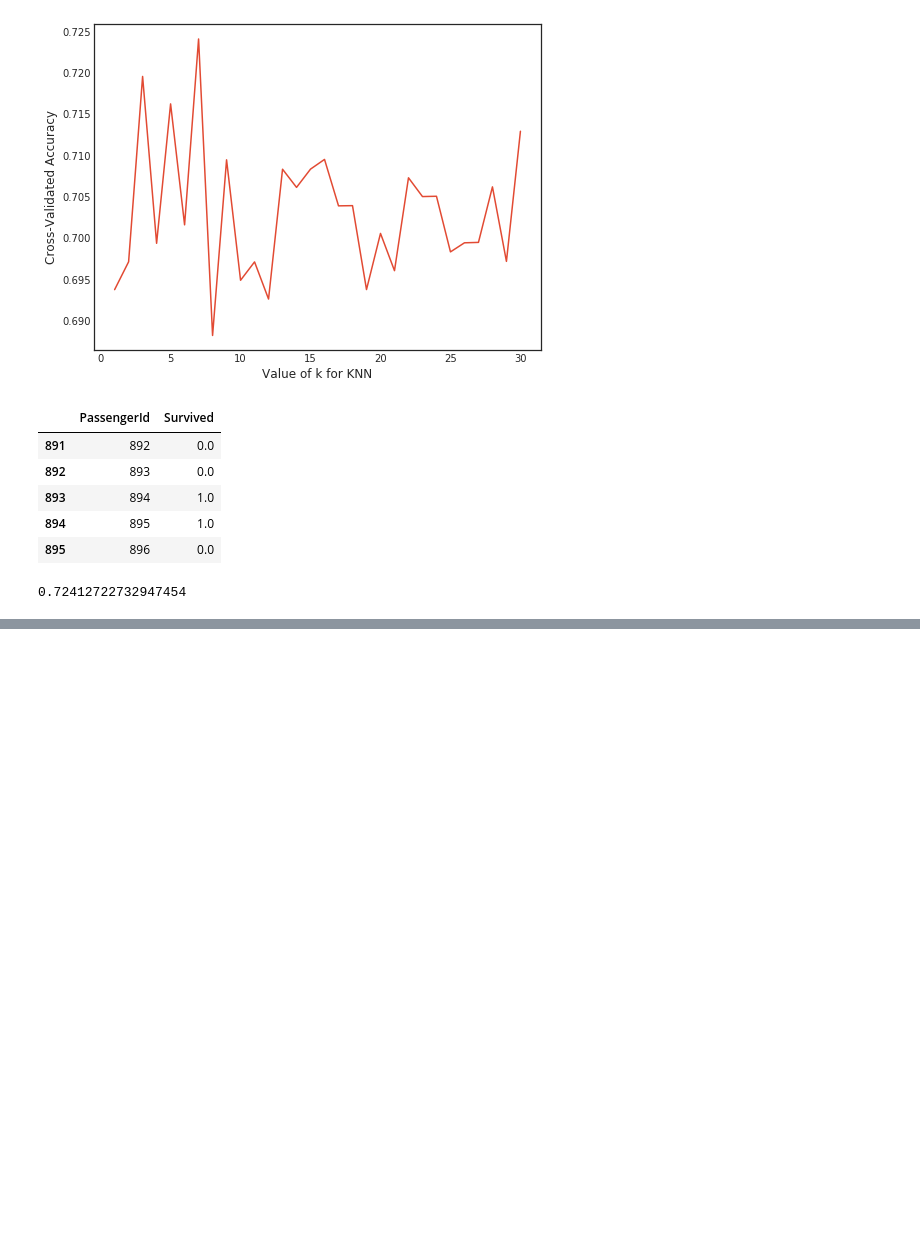
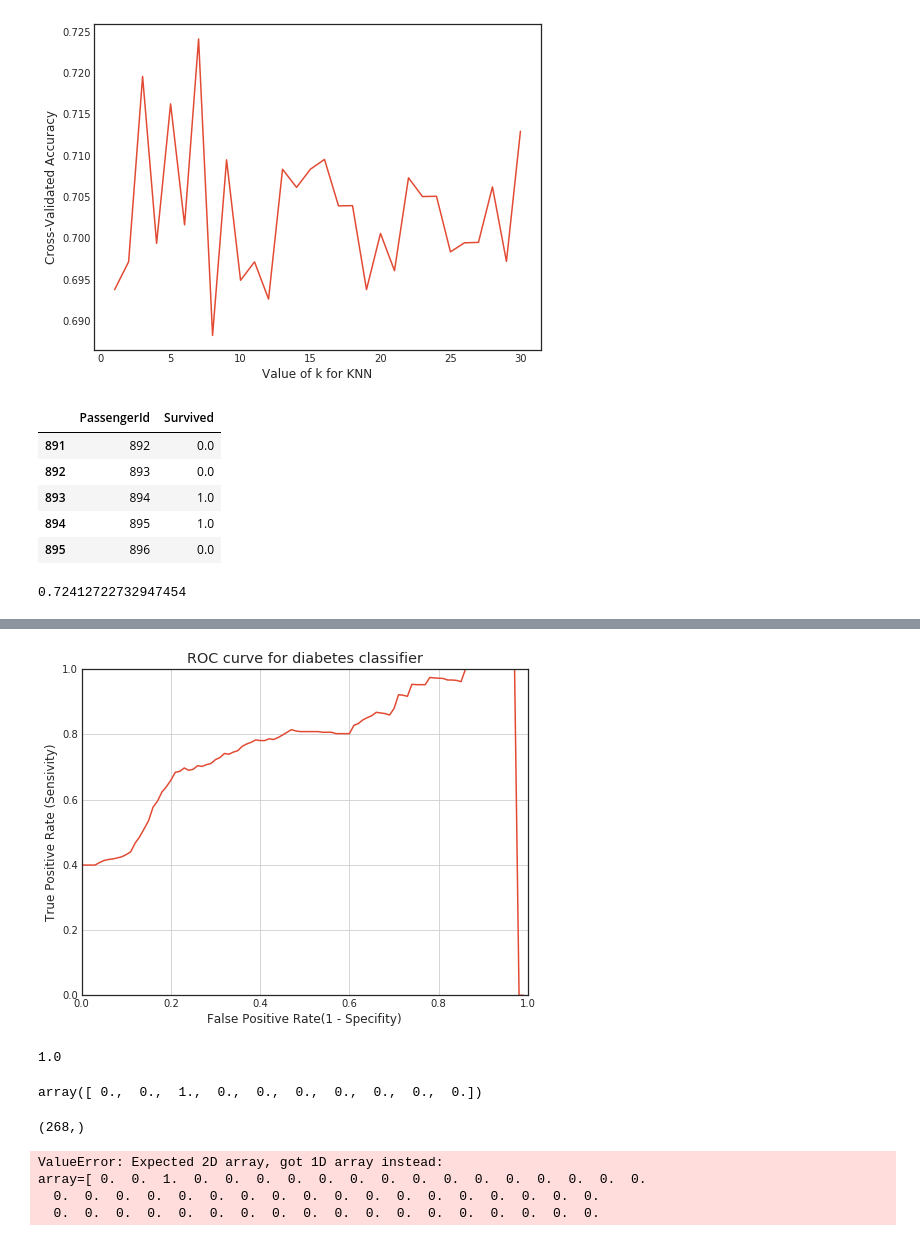
Before and after one commit to jedlin21/ML, a Jupyter notebook: Jupyter/www.kaggle.com.helgejo.an.interactive.data.science.tutorial.ipynb, the cells around one changed output, grey strips where cells are left out. Saved outputs shown, nothing was run; the diff lists cells and outputs as text; code cells hidden in the pictures; blank space fills up the shorter version.

```diff
--- a/Jupyter/www.kaggle.com.helgejo.an.interactive.data.science.tutorial.ipynb
+++ b/Jupyter/www.kaggle.com.helgejo.an.interactive.data.science.tutorial.ipynb
@@ -396,0 +476,46 @@ cross_val_score(knn, X, y, cv=10, scoring='accuracy').mean()
+# %%
+# Plot for treshhold of predicted probalities
+from sklearn.preprocessing import binarize
+
+#prepare ylabel
+ylabel = []
+xlabel = []
+for x in range(100):
+    x /= 100
+    y_pred_class = binarize([y_pred_prob], x)[0]
+    ylabel.append(metrics.precision_score(y_test, y_pred_class))
+    xlabel.append(x)
+
+# Plot
+plt.plot(xlabel, ylabel)
+plt.xlim([0.0, 1.0])
+plt.ylim([0.0, 1.0])
+plt.title('ROC curve for diabetes classifier')
+plt.xlabel('False Positive Rate(1 - Specifity)')
+plt.ylabel('True Positive Rate (Sensivity)')
+plt.grid(True)
+# %% [output]
+[figure, added]
+# %%
+#predict diabetes if the predicted probability is greater than x    where x <0,1>
+x = 0.9
+from sklearn.preprocessing import binarize
+y_pred_class = binarize([y_pred_prob], x)[0]
+metrics.precision_score(y_test, y_pred_class)
+# %% [output]
+1.0
+# %%
+y_pred_class[0:10]
+# %% [output]
+array([ 0.,  0.,  1.,  0.,  0.,  0.,  0.,  0.,  0.,  0.])
+# %%
+y_pred_class.shape
+# %% [output]
+(268,)
+# %%
+print (logreg.score( train_X , train_y ) , logreg.score( y_pred_class , y_test ))
+# %% [output]
+ValueError: Expected 2D array, got 1D array instead:
+array=[ 0.  0.  1.  0.  0.  0.  0.  0.  0.  0.  0.  0.  0.  0.  0.  0.  0.  0.
+  0.  0.  0.  0.  0.  0.  0.  0.  0.  0.  0.  0.  0.  0.  0.  0.  0.  0.
+  0.  0.  0.  0.  0.  0.  0.  0.  0.  0.  0.  0.  0.  0.  0.  0.  0.  0.
```
Also changed, not shown: parts of 12 cells of this notebook, 3 other files.
